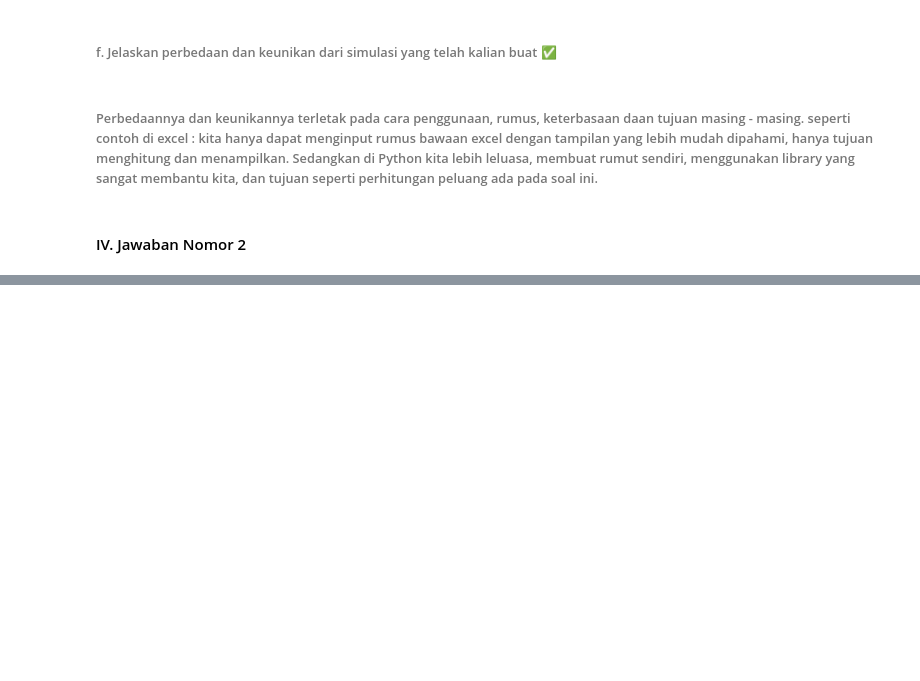
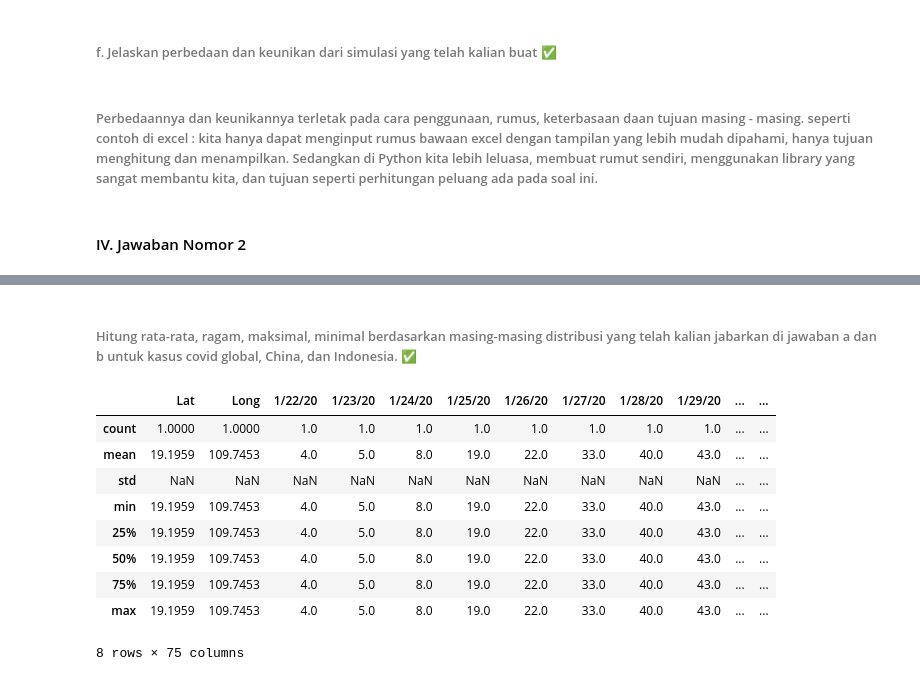
Before and after one commit to rasvanjaya21/pemodelan-dan-simulasi-data, a Jupyter notebook: UTS.ipynb, the cells around one changed output, grey strips where cells are left out. Saved outputs shown, nothing was run; the diff lists cells and outputs as text; code cells hidden in the pictures; blank space fills up the shorter version.

```diff
--- a/UTS.ipynb
+++ b/UTS.ipynb
@@ -394,0 +446,16 @@ df.to_csv('Dataset Donat/output_donat.csv', sep=';', index=False)
+# %% [markdown]
+###### Hitung rata-rata, ragam, maksimal, minimal berdasarkan masing-masing distribusi yang telah kalian jabarkan di jawaban a dan b untuk kasus covid global, China, dan Indonesia. ✅
+# %%
+# fungsi describe untuk menghasilkan statistik deskriptif yang merangkum tendensi sentral, dispersi, dan bentuk distribusi kumpulan data, tidak termasuk nilai NaN.
+Hainan.describe()
+# %% [output]
+|  | Lat | Long | 1/22/20 | 1/23/20 | 1/24/20 | 1/25/20 | 1/26/20 | 1/27/20 | 1/28/20 | 1/29/20 | ... | ... |
+| count | 1.0000 | 1.0000 | 1.0 | 1.0 | 1.0 | 1.0 | 1.0 | 1.0 | 1.0 | 1.0 | ... | ... |
+| mean | 19.1959 | 109.7453 | 4.0 | 5.0 | 8.0 | 19.0 | 22.0 | 33.0 | 40.0 | 43.0 | ... | ... |
+| std | NaN | NaN | NaN | NaN | NaN | NaN | NaN | NaN | NaN | NaN | ... | ... |
+| min | 19.1959 | 109.7453 | 4.0 | 5.0 | 8.0 | 19.0 | 22.0 | 33.0 | 40.0 | 43.0 | ... | ... |
+| 25% | 19.1959 | 109.7453 | 4.0 | 5.0 | 8.0 | 19.0 | 22.0 | 33.0 | 40.0 | 43.0 | ... | ... |
+| 50% | 19.1959 | 109.7453 | 4.0 | 5.0 | 8.0 | 19.0 | 22.0 | 33.0 | 40.0 | 43.0 | ... | ... |
+| 75% | 19.1959 | 109.7453 | 4.0 | 5.0 | 8.0 | 19.0 | 22.0 | 33.0 | 40.0 | 43.0 | ... | ... |
+| max | 19.1959 | 109.7453 | 4.0 | 5.0 | 8.0 | 19.0 | 22.0 | 33.0 | 40.0 | 43.0 | ... | ... |
+8 rows × 75 columns
```
Also changed, not shown: parts of 31 cells of this notebook.
